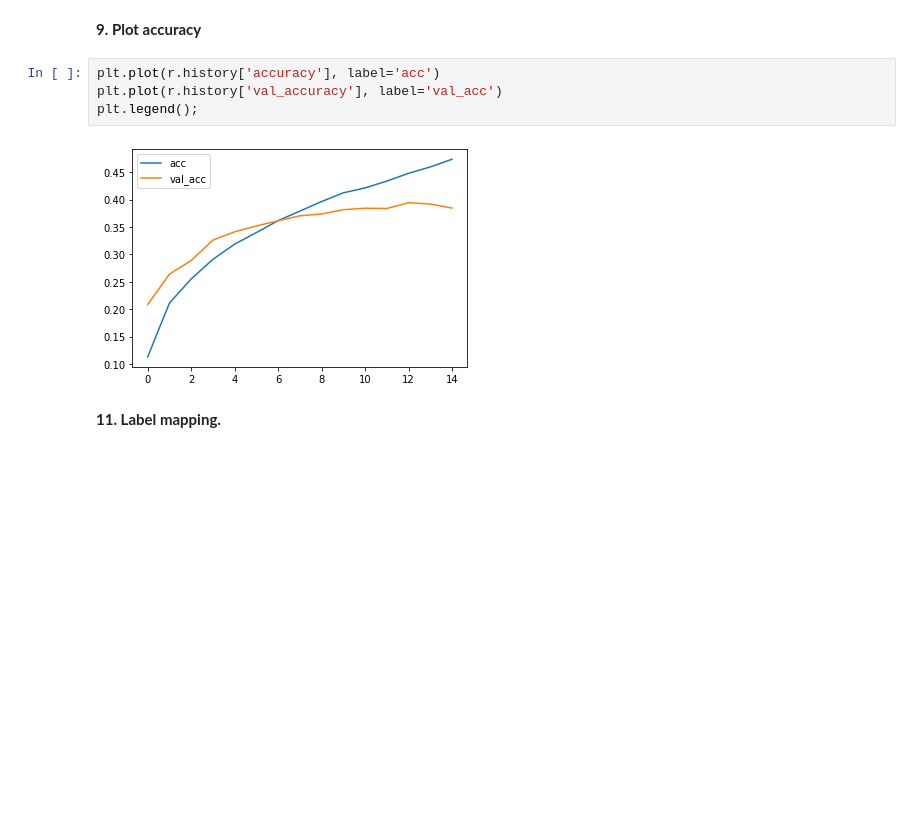
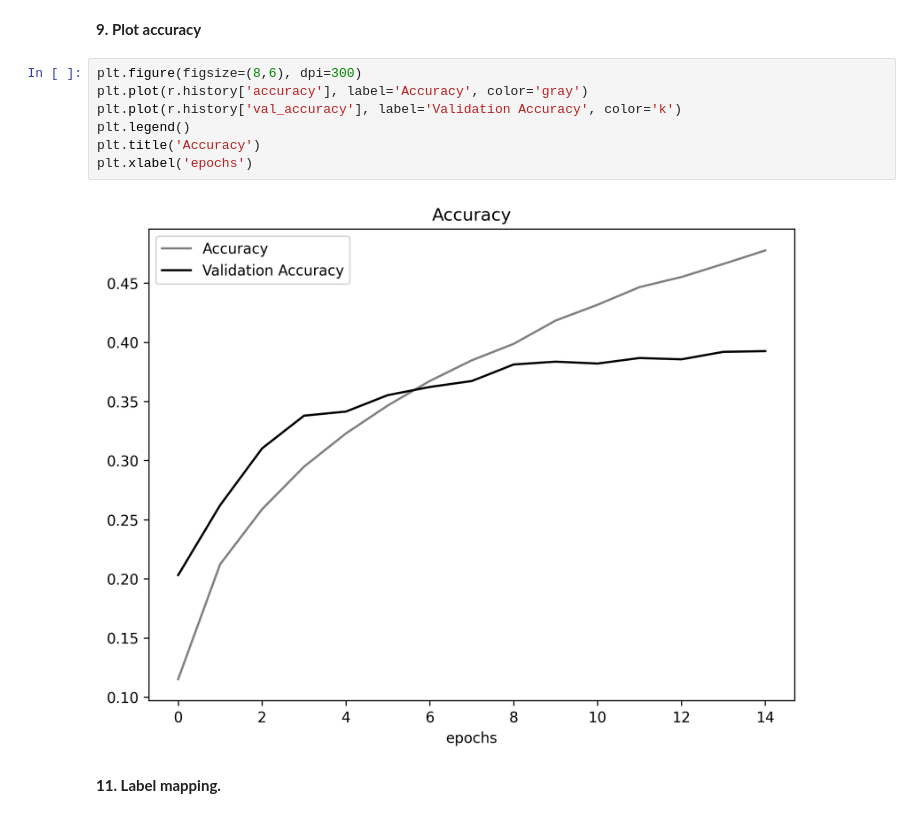
Before and after one commit to PacktWorkshops/The-TensorFlow-Workshop, a Jupyter notebook: Chapter07/Activity7.01/Activity7_01_Solution.ipynb, the cells around one changed output. Cells and saved outputs as stored; diff of their text form; blank space fills up the shorter version.

```diff
--- a/Chapter07/Activity7.01/Activity7_01_Solution.ipynb
+++ b/Chapter07/Activity7.01/Activity7_01_Solution.ipynb
@@ -117,11 +124,14 @@ plt.legend();
 # %% [markdown]
 **9. Plot accuracy**
 # %%
-plt.plot(r.history['accuracy'], label='acc')
-plt.plot(r.history['val_accuracy'], label='val_acc')
-plt.legend();
+plt.figure(figsize=(8,6), dpi=300)
+plt.plot(r.history['accuracy'], label='Accuracy', color='gray')
+plt.plot(r.history['val_accuracy'], label='Validation Accuracy', color='k')
+plt.legend()
+plt.title('Accuracy')
+plt.xlabel('epochs')
 # %% [output]
-[figure, old version]
+[figure, new version]
 # %% [markdown]
 **11. Label mapping.**
 # %%
```
Also changed, not shown: parts of 5 cells of this notebook, 2 other files.
